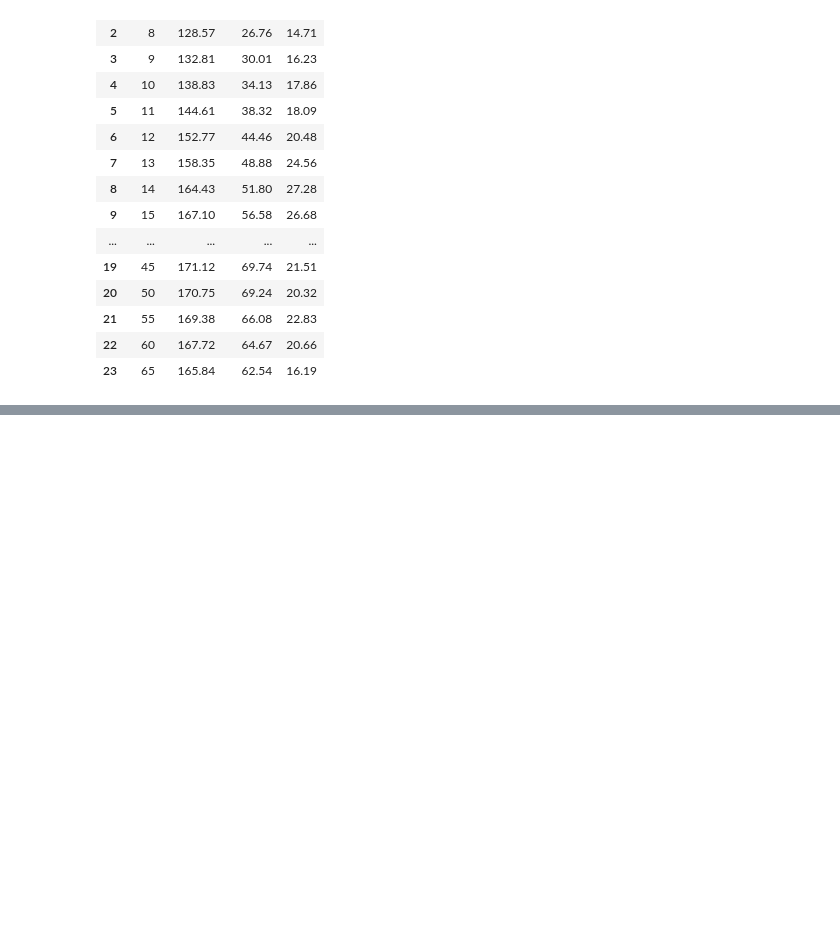
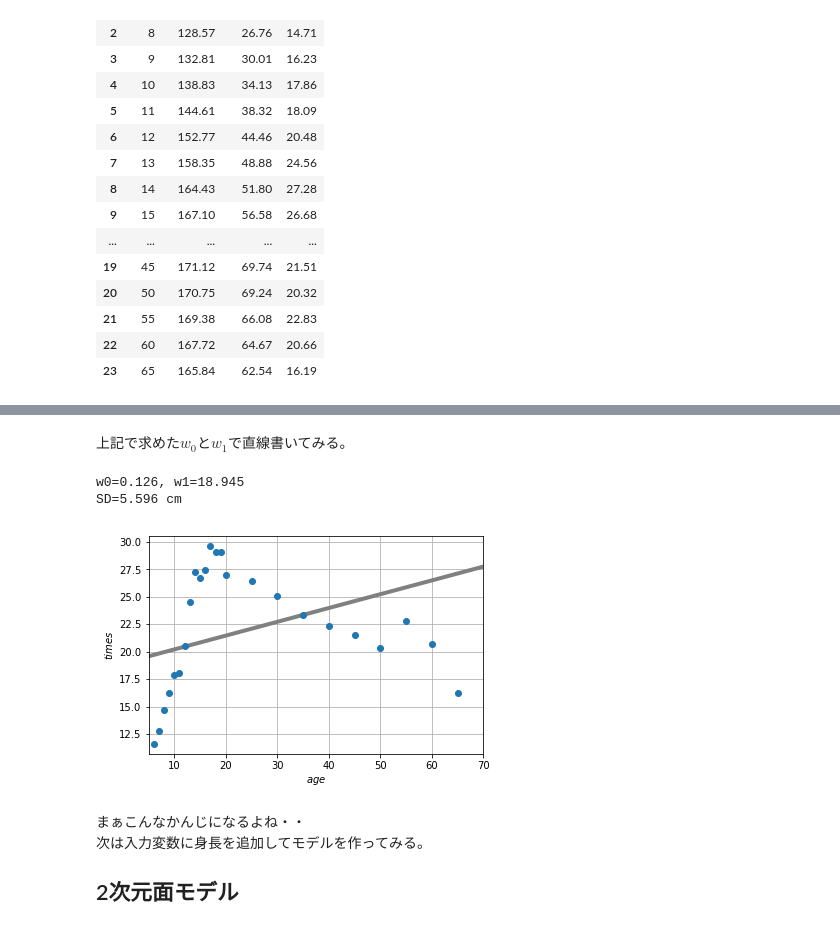
Before and after one commit to SGA-yoshiyuki-mimura/machine-learning-study, a Jupyter notebook: 教師あり_回帰.ipynb, the cells around one changed output, grey strips where cells are left out. Drawn from its saved outputs; the diff is of its cells as text; code cells hidden in the pictures; blank space fills up the shorter version.

```diff
--- a/教師あり_回帰.ipynb
+++ b/教師あり_回帰.ipynb
@@ -114,0 +191,29 @@ plt.show()
+# %% [markdown]
+上記で求めた$w_{0}$と$w_{1}$で直線書いてみる。
+# %%
+# 線の表示
+def show_line(w):
+    xb = np.linspace(age_min, age_max, 100)
+    y = w[0]* xb + w[1]
+    plt.plot(xb, y, color=(.5, .5, .5), linewidth=4)
+
+W = np.array([w[0], w[1]])
+mse = mse_line(ages, times, W)
+print("w0={0:.3f}, w1={1:.3f}".format(w[0], w[1]))
+print("SD={0:.3f} cm".format(np.sqrt(mse)))
+show_line(W)
+plt.plot(ages, times, marker='o', linestyle='None')
+plt.xlim(age_min, age_max)
+plt.grid(True)
+plt.xlabel('$age$')
+plt.ylabel('$times$')
+plt.show()
+# %% [output]
+w0=0.126, w1=18.945
+SD=5.596 cm
+[figure, added]
+# %% [markdown]
+まぁこんなかんじになるよね・・
+次は入力変数に身長を追加してモデルを作ってみる。
+
+## 2次元面モデル
```
Also changed, not shown: parts of 5 cells of this notebook.
